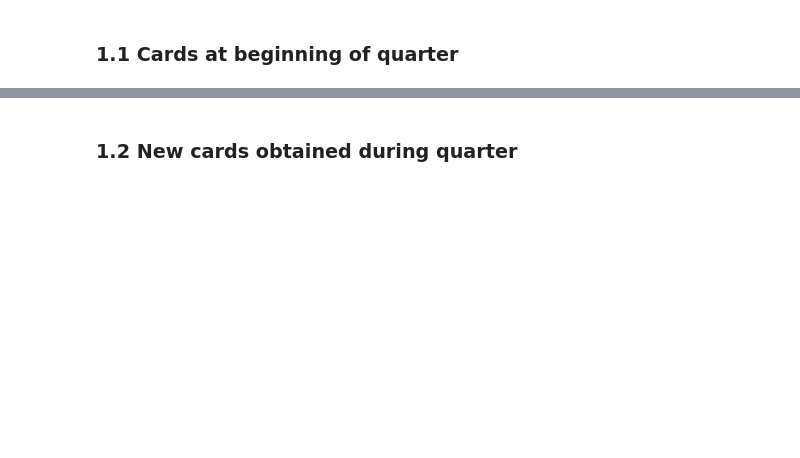
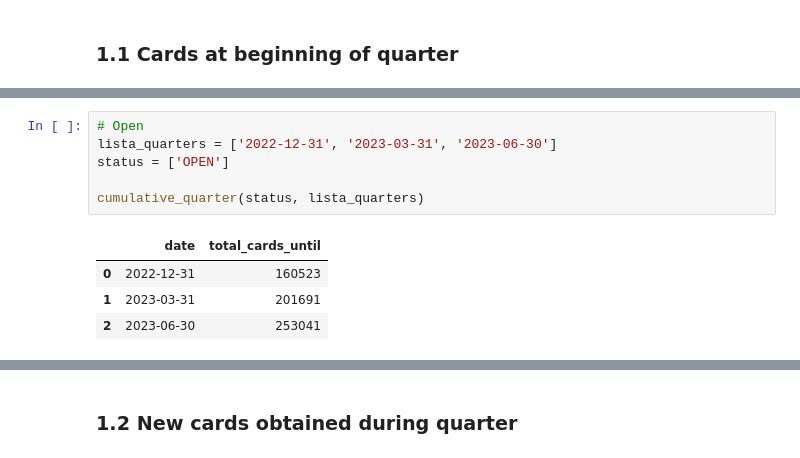
Before and after one commit to pathilink/flash_case, a Jupyter notebook: notebook/flash_eda.ipynb, the cells around one changed output, grey strips where cells are left out. Saved outputs shown, nothing was run; the diff lists cells and outputs as text; blank space fills up the shorter version.

```diff
--- a/notebook/flash_eda.ipynb
+++ b/notebook/flash_eda.ipynb
@@ -444,0 +422,11 @@ status_df.query("card_status == 'TEMPORARILY_BLOCKED' & \
+# %%
+# Open
+lista_quarters = ['2022-12-31', '2023-03-31', '2023-06-30']
+status = ['OPEN']
+
+cumulative_quarter(status, lista_quarters)
+# %% [output]
+|  | date | total_cards_until |
+| 0 | 2022-12-31 | 160523 |
+| 1 | 2023-03-31 | 201691 |
+| 2 | 2023-06-30 | 253041 |
```
Also changed, not shown: parts of 54 cells of this notebook.
